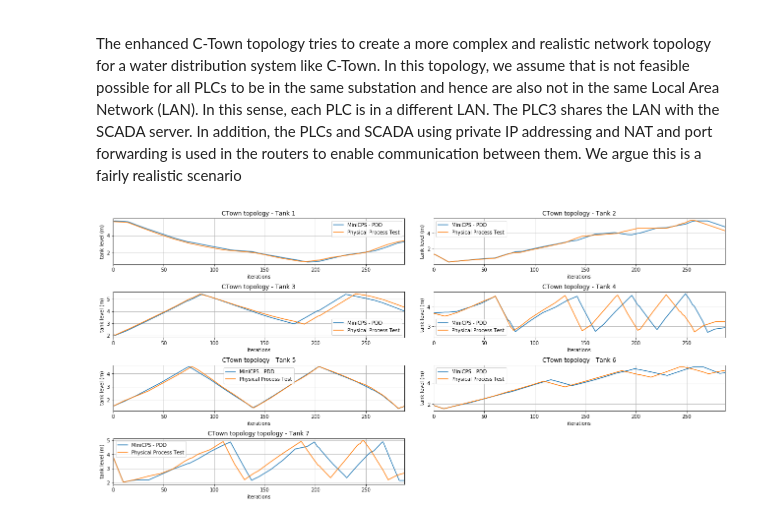
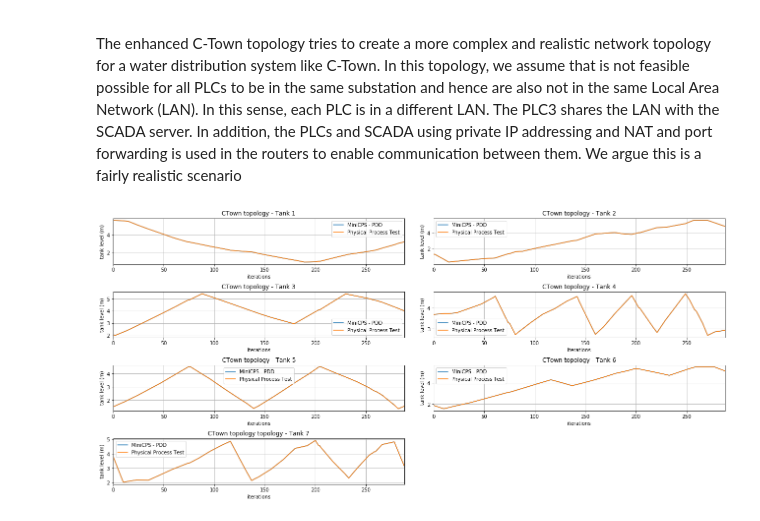
Before and after one commit to Critical-Infrastructure-Systems-Lab/DHALSIM, a Jupyter notebook: ICS_topologies/enhanced_ctown_topology/plot_enhanced_ctown.ipynb, the cells around one changed output. Cells and saved outputs as stored; diff of their text form; code cells hidden in the pictures.

```diff
--- a/ICS_topologies/enhanced_ctown_topology/plot_enhanced_ctown.ipynb
+++ b/ICS_topologies/enhanced_ctown_topology/plot_enhanced_ctown.ipynb
@@ -12,8 +12,8 @@ import time
 import pandas as pd
 # %%
 no_minicps_ctown = pd.read_csv('no_attack/output/physical_process.csv')
-minicps_ctown = pd.read_csv('year_simulation/week_0/physical_process.csv')
-minicps_ctown_physical = pd.read_csv('api_tests/plc_and_physical_plant/week_0/physical_process.csv')
+minicps_ctown = pd.read_csv('new_icss_paper_attacks/normal_behaviour/week_0/physical_process.csv')
+minicps_ctown_physical = pd.read_csv('api_tests/scada_test/week_0/physical_process.csv')
 #minicps_ctown_plc1_attack = pd.read_csv('plc1_attack/output/physical_process.csv')
 #minicps_ctown_mitm_plc5_attack = pd.read_csv('mitm_plc5_attack/output/physical_process.csv')
 #minicps_ctown_plc1_exp_attack = pd.read_csv('vm_tests/tank_1_empty_exponential/week_19/physical_process.csv')
@@ -25,7 +25,7 @@ subplot_wspace = 0.1
 dd = plt.subplot(4,2,1)
 minicps_ctown["T1_LEVEL"].plot(label='MiniCPS - PDD', ax=dd)
 minicps_ctown_physical["T1_LEVEL"].plot(label='Physical Process Test', ax=dd)
-plt.xlim(left=0, right=288)
+#lt.xlim(left=0, right=2)
 #minicps_ctown_plc1_attack["T1_LEVEL"].plot(label='MiniCPS - PLC1 Attack', ax=dd)
 #minicps_ctown_mitm_plc5_attack["T1_LEVEL"].plot(label='MiniCPS - Mitm PLC5 Attack', ax=dd)
 #minicps_ctown_plc7_plc5_exp_attack["T1_LEVEL"].plot(label='C-Town PLC7 Exponential Attack', ax=dd)
@@ -93,31 +93,31 @@ plt.subplots_adjust(top=2.00, right=3.00, hspace = subplot_hspace, wspace=subplo
 plt.grid(True)
 
 dd = plt.subplot(4,2,6)
 minicps_ctown["T6_LEVEL"].plot(label='MiniCPS - PDD', ax=dd)
 minicps_ctown_physical["T6_LEVEL"].plot(label='Physical Process Test', ax=dd)
 plt.xlim(left=0, right=288)
 #minicps_ctown_plc1_attack["T6_LEVEL"].plot(label='MiniCPS - PLC1 Attack', ax=dd)
 #minicps_ctown_mitm_plc5_attack["T6_LEVEL"].plot(label='MiniCPS - Mitm PLC5 Attack', ax=dd)
 #minicps_ctown_plc7_plc5_exp_attack["T6_LEVEL"].plot(label='C-Town PLC7 Exponential Attack', ax=dd)
 plt.title("CTown topology - Tank 6")
 plt.xlabel('iterations')
 plt.ylabel('tank level (m)')
 plt.legend()
 plt.subplots_adjust(top=2.00, right=3.00, hspace = subplot_hspace, wspace=subplot_wspace)
 plt.grid(True)
 
 dd = plt.subplot(4,2,7)
 minicps_ctown["T7_LEVEL"].plot(label='MiniCPS - PDD', ax=dd)
 minicps_ctown_physical["T7_LEVEL"].plot(label='Physical Process Test', ax=dd)
 plt.xlim(left=0, right=288)
 #minicps_ctown_plc1_attack["T7_LEVEL"].plot(label='MiniCPS - PLC1 Attack', ax=dd)
 #minicps_ctown_mitm_plc5_attack["T7_LEVEL"].plot(label='MiniCPS - Mitm PLC5 Attack', ax=dd)
 #minicps_ctown_plc7_plc5_exp_attack["T7_LEVEL"].plot(label='C-Town PLC7 Exponential Attack', ax=dd)
 plt.title("CTown topology topology - Tank 7")
 plt.xlabel('iterations')
 plt.ylabel('tank level (m)')
 plt.legend()
 plt.subplots_adjust(top=2.00, right=3.00, hspace = subplot_hspace, wspace=subplot_wspace)
 plt.grid(True)
 # %% [output]
-[figure, old version]
+[figure, new version]
```
Also changed, not shown: 5 other files.
